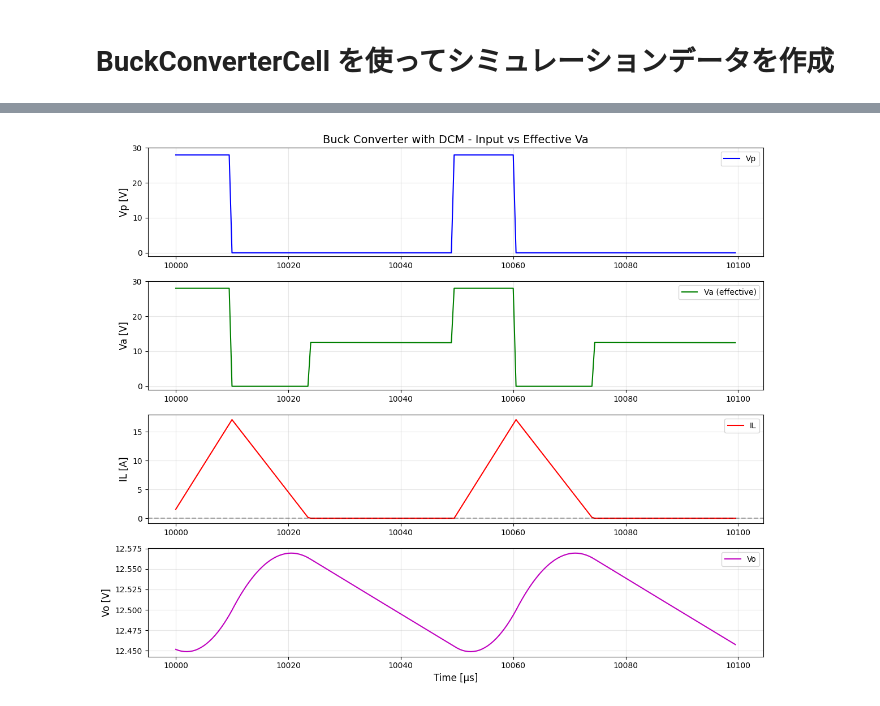
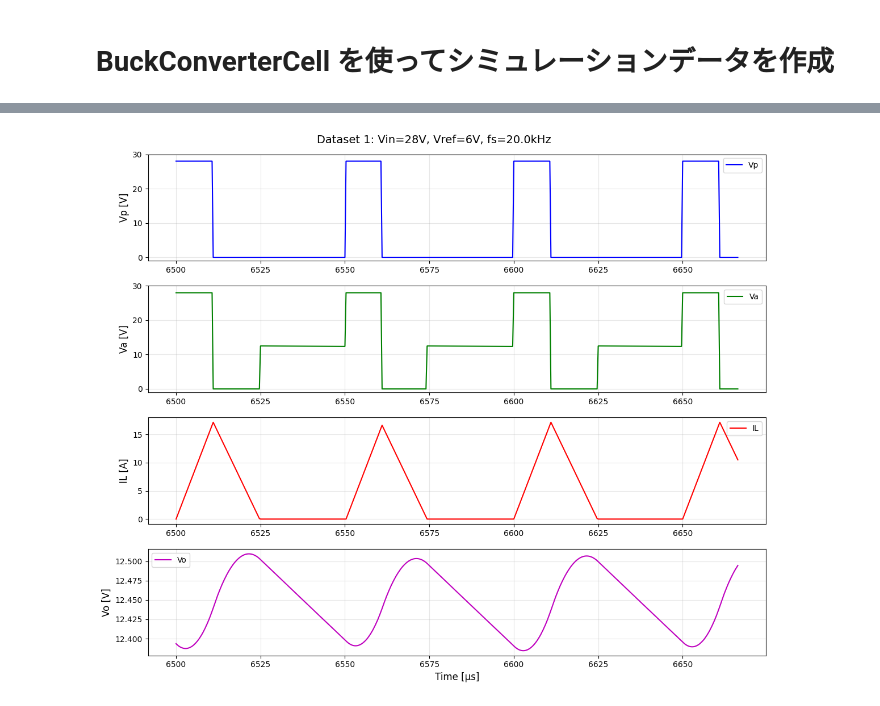
Before and after one commit to University-Laboratory/rnn-pann, a Jupyter notebook: notebooks/note4.ipynb, the cells around one changed output, grey strips where cells are left out. Saved outputs shown, nothing was run; the diff lists cells and outputs as text; code cells hidden in the pictures.

```diff
--- a/notebooks/note4.ipynb
+++ b/notebooks/note4.ipynb
@@ -114,41 +181,73 @@ vo = np.array(vo_list)
 # %%
-# プロット
-plot_range = 200
+# 生成したデータセットのサンプルを可視化
+plot_range = 500
 
-fig, axes = plt.subplots(4, 1, figsize=(12, 10))
+# 最初と中間のデータセットを選んでプロット
+for idx in [0, 6]:
+    dataset = datasets[idx]
+    t = dataset["t"]
+    vp = dataset["vp"]
+    va = dataset["va"]
+    il = dataset["il"]
+    vo = dataset["vo"]
 
-# vp (PWM入力)
-axes[0].plot(t[-plot_range:] * 1e6, vp[-plot_range:], "b-", linewidth=1.5, label="Vp")
-axes[0].set_ylabel("Vp [V]", fontsize=12)
-axes[0].set_title("Buck Converter with DCM - Input vs Effective Va", fontsize=14)
-axes[0].grid(True, alpha=0.3)
-axes[0].set_ylim(-1, Vin + 2)
-axes[0].legend()
+    fig, axes = plt.subplots(4, 1, figsize=(12, 10))
 
-# va (実効電圧、DCM対応)
-axes[1].plot(
-    t[-plot_range:] * 1e6, va[-plot_range:], "g-", linewidth=1.5, label="Va (effective)"
-)
-axes[1].set_ylabel("Va [V]", fontsize=12)
-axes[1].grid(True, alpha=0.3)
-axes[1].set_ylim(-1, Vin + 2)
-axes[1].legend()
+    # タイトル
+    fig.suptitle(
+        f"Dataset {idx + 1}: Vin={dataset['Vin']}V, "
+        f"Vref={dataset['Vref']}V, fs={dataset['fs'] / 1e3:.1f}kHz",
+        fontsize=14,
+    )
 
-# il (インダクタ電流)
-axes[2].plot(t[-plot_range:] * 1e6, il[-plot_range:], "r-", linewidth=1.5, label="IL")
-axes[2].axhline(y=0, color="k", linestyle="--", alpha=0.3)
-axes[2].set_ylabel("IL [A]", fontsize=12)
-axes[2].grid(True, alpha=0.3)
-axes[2].legend()
+    # vp (PWM入力)
+    axes[0].plot(
+        t[-plot_range:] * 1e6, vp[-plot_range:], "b-", linewidth=1.5, label="Vp"
+    )
+    axes[0].set_ylabel("Vp [V]", fontsize=12)
+    axes[0].grid(True, alpha=0.3)
+    axes[0].set_ylim(-1, dataset["Vin"] + 2)
+    axes[0].legend()
 
-# vo (出力電圧)
-axes[3].plot(t[-plot_range:] * 1e6, vo[-plot_range:], "m-", linewidth=1.5, label="Vo")
-axes[3].set_ylabel("Vo [V]", fontsize=12)
-axes[3].set_xlabel("Time [µs]", fontsize=12)
-axes[3].grid(True, alpha=0.3)
-axes[3].legend()
+    # va (実効電圧、DCM対応)
+    axes[1].plot(
+        t[-plot_range:] * 1e6,
+        va[-plot_range:],
+        "g-",
+        linewidth=1.5,
+        label="Va",
+    )
+    axes[1].set_ylabel("Va [V]", fontsize=12)
+    axes[1].grid(True, alpha=0.3)
+    axes[1].set_ylim(-1, dataset["Vin"] + 2)
+    axes[1].legend()
 
-plt.tight_layout()
-plt.show()
+    # il (インダクタ電流)
+    axes[2].plot(
+        t[-plot_range:] * 1e6,
+        il[-plot_range:],
+        "r-",
+        linewidth=1.5,
+        label="IL",
+    )
+    axes[2].set_ylabel("IL [A]", fontsize=12)
+    axes[2].grid(True, alpha=0.3)
+    axes[2].legend()
+
+    # vo (出力電圧)
+    axes[3].plot(
+        t[-plot_range:] * 1e6,
+        vo[-plot_range:],
+        "m-",
+        linewidth=1.5,
+        label="Vo",
+    )
+    axes[3].set_ylabel("Vo [V]", fontsize=12)
+    axes[3].set_xlabel("Time [µs]", fontsize=12)
+    axes[3].grid(True, alpha=0.3)
+    axes[3].legend()
+
+    plt.tight_layout()
+    plt.show()
 # %% [output]
-[figure, old version]
+[figure, new version]
```
Also changed, not shown: parts of 9 cells of this notebook.
